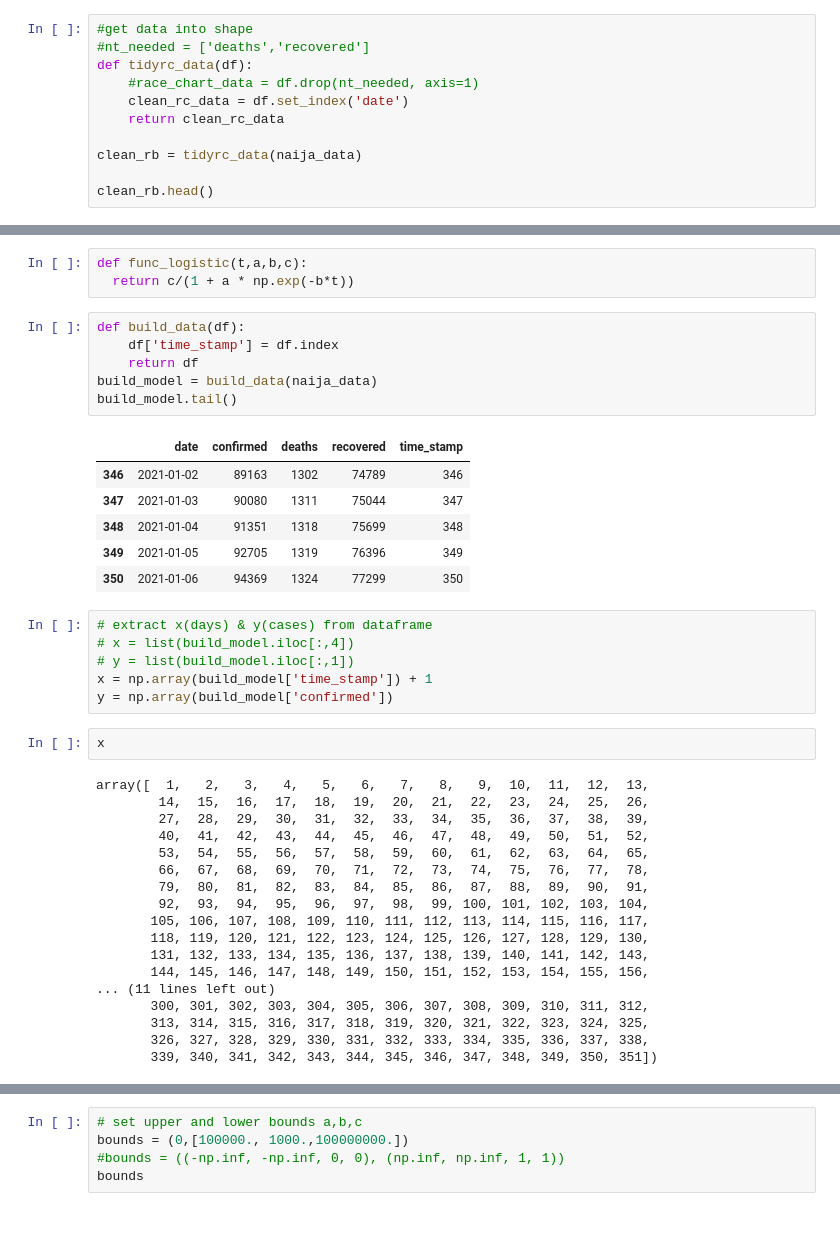
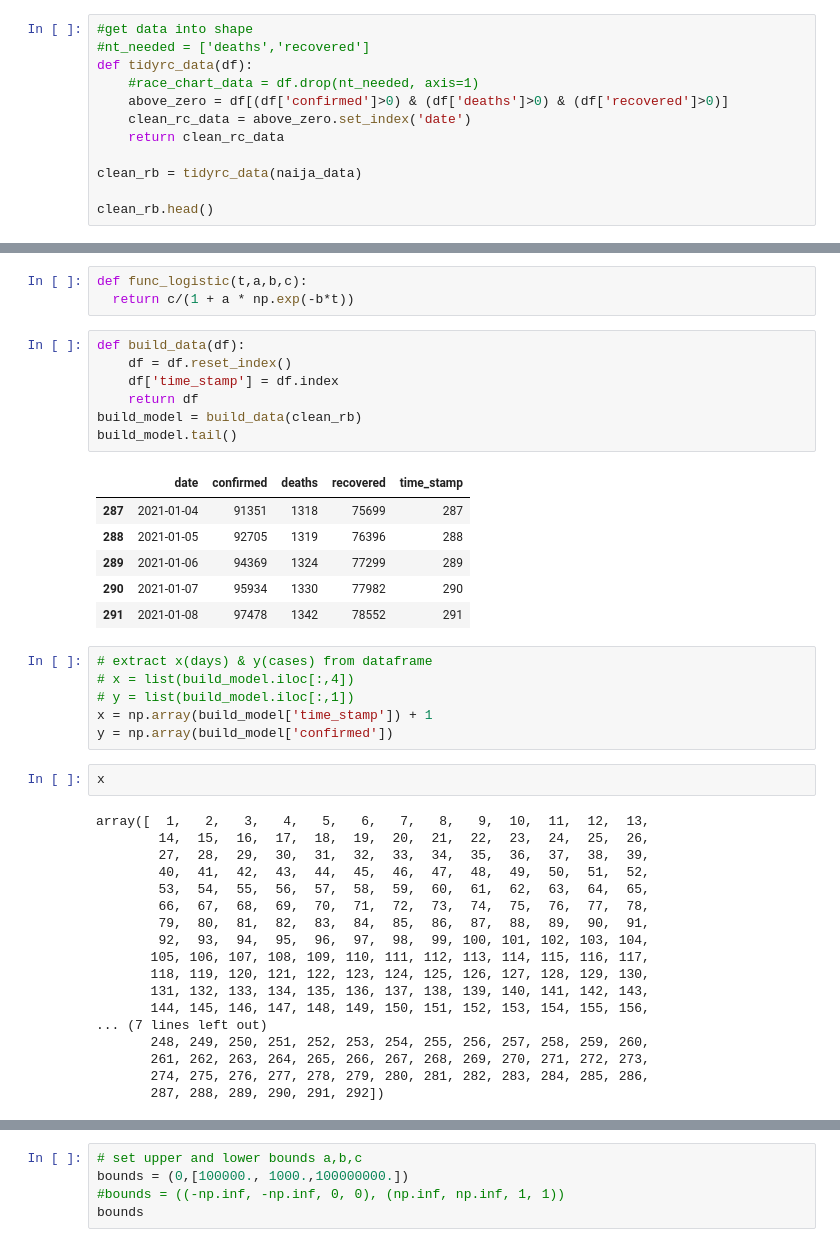
Before and after one commit to ajakaiye33/covid19Naija, a Jupyter notebook: Covid_19_Cases_Nigeria_Analysis.ipynb, the cells around one changed output, grey strips where cells are left out. Drawn from its saved outputs; the diff is of its cells as text.

```diff
--- a/Covid_19_Cases_Nigeria_Analysis.ipynb
+++ b/Covid_19_Cases_Nigeria_Analysis.ipynb
@@ -489,7 +496,8 @@ naija_data.head()
 #nt_needed = ['deaths','recovered']
 def tidyrc_data(df):
     #race_chart_data = df.drop(nt_needed, axis=1)
-    clean_rc_data = df.set_index('date')
+    above_zero = df[(df['confirmed']>0) & (df['deaths']>0) & (df['recovered']>0)]
+    clean_rc_data = above_zero.set_index('date')
     return clean_rc_data
 
 clean_rb = tidyrc_data(naija_data)
@@ -556,17 +564,18 @@ def func_logistic(t,a,b,c):
   return c/(1 + a * np.exp(-b*t))
 # %%
 def build_data(df):
+    df = df.reset_index()
     df['time_stamp'] = df.index
     return df
-build_model = build_data(naija_data)
+build_model = build_data(clean_rb)
 build_model.tail()
 # %% [output]
 |  | date | confirmed | deaths | recovered | time_stamp |
-| 346 | 2021-01-02 | 89163 | 1302 | 74789 | 346 |
-| 347 | 2021-01-03 | 90080 | 1311 | 75044 | 347 |
-| 348 | 2021-01-04 | 91351 | 1318 | 75699 | 348 |
-| 349 | 2021-01-05 | 92705 | 1319 | 76396 | 349 |
-| 350 | 2021-01-06 | 94369 | 1324 | 77299 | 350 |
+| 287 | 2021-01-04 | 91351 | 1318 | 75699 | 287 |
+| 288 | 2021-01-05 | 92705 | 1319 | 76396 | 288 |
+| 289 | 2021-01-06 | 94369 | 1324 | 77299 | 289 |
+| 290 | 2021-01-07 | 95934 | 1330 | 77982 | 290 |
+| 291 | 2021-01-08 | 97478 | 1342 | 78552 | 291 |
 # %%
 # extract x(days) & y(cases) from dataframe
 # x = list(build_model.iloc[:,4])
@@ -588,11 +597,11 @@ array([  1,   2,   3,   4,   5,   6,   7,   8,   9,  10,  11,  12,  13,
        118, 119, 120, 121, 122, 123, 124, 125, 126, 127, 128, 129, 130,
        131, 132, 133, 134, 135, 136, 137, 138, 139, 140, 141, 142, 143,
        144, 145, 146, 147, 148, 149, 150, 151, 152, 153, 154, 155, 156,
-... (11 lines left out)
-       300, 301, 302, 303, 304, 305, 306, 307, 308, 309, 310, 311, 312,
-       313, 314, 315, 316, 317, 318, 319, 320, 321, 322, 323, 324, 325,
-       326, 327, 328, 329, 330, 331, 332, 333, 334, 335, 336, 337, 338,
-       339, 340, 341, 342, 343, 344, 345, 346, 347, 348, 349, 350, 351])
+... (7 lines left out)
+       248, 249, 250, 251, 252, 253, 254, 255, 256, 257, 258, 259, 260,
+       261, 262, 263, 264, 265, 266, 267, 268, 269, 270, 271, 272, 273,
+       274, 275, 276, 277, 278, 279, 280, 281, 282, 283, 284, 285, 286,
+       287, 288, 289, 290, 291, 292])
 # %%
 y
 # %% [output]
```
Also changed, not shown: parts of 44 cells of this notebook.
